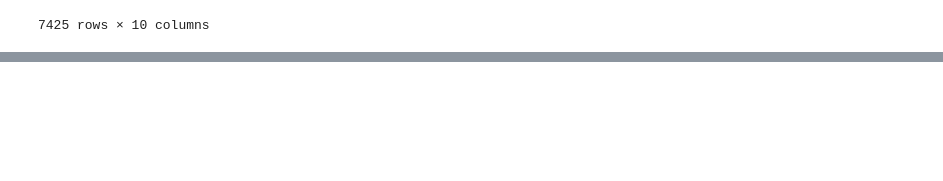
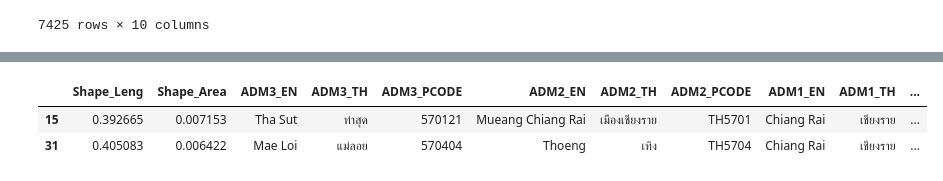
Before and after one commit to tzsoulcap/Fire-Spot-Thailand, a Jupyter notebook: mylab/Nasa_Firm.ipynb, the cells around one changed output, grey strips where cells are left out. Drawn from its saved outputs; the diff is of its cells as text; code cells hidden in the pictures; blank space fills up the shorter version.

```diff
--- a/mylab/Nasa_Firm.ipynb
+++ b/mylab/Nasa_Firm.ipynb
@@ -105,0 +154,6 @@ prov
+# %%
+a[a['ADM3_PCODE'].isin(['570121', '570404'])]
+# %% [output]
+|  | Shape_Leng | Shape_Area | ADM3_EN | ADM3_TH | ADM3_PCODE | ADM2_EN | ADM2_TH | ADM2_PCODE | ADM1_EN | ADM1_TH | ... |
+| 15 | 0.392665 | 0.007153 | Tha Sut | ท่าสุด | 570121 | Mueang Chiang Rai | เมืองเชียงราย | TH5701 | Chiang Rai | เชียงราย | ... |
+| 31 | 0.405083 | 0.006422 | Mae Loi | แม่ลอย | 570404 | Thoeng | เทิง | TH5704 | Chiang Rai | เชียงราย | ... |
```
Also changed, not shown: parts of 5 cells of this notebook, 1 other file.
